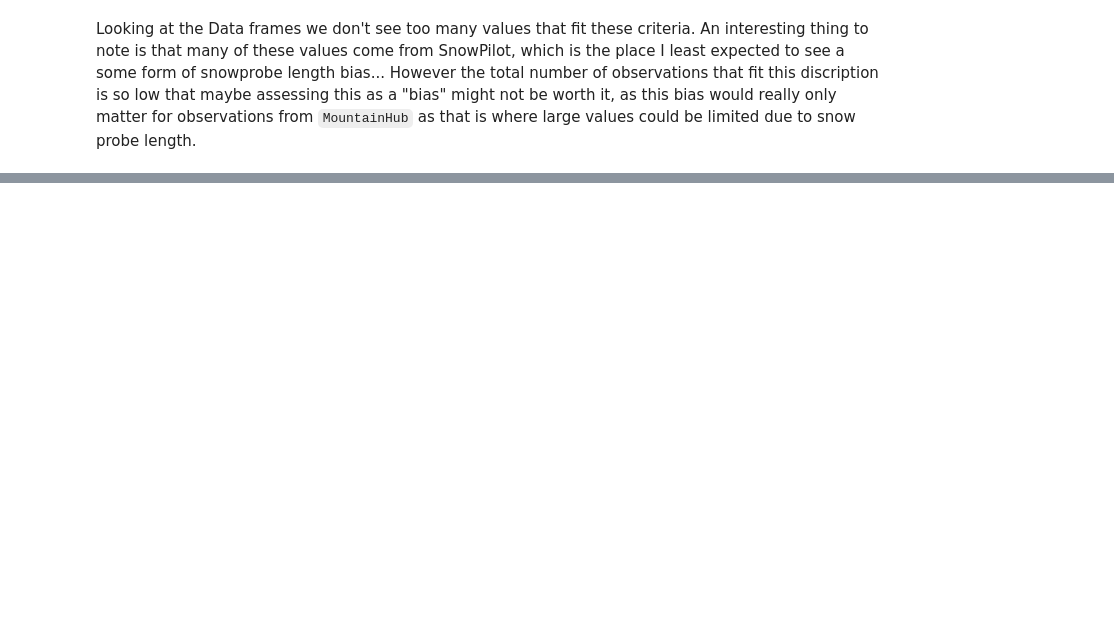
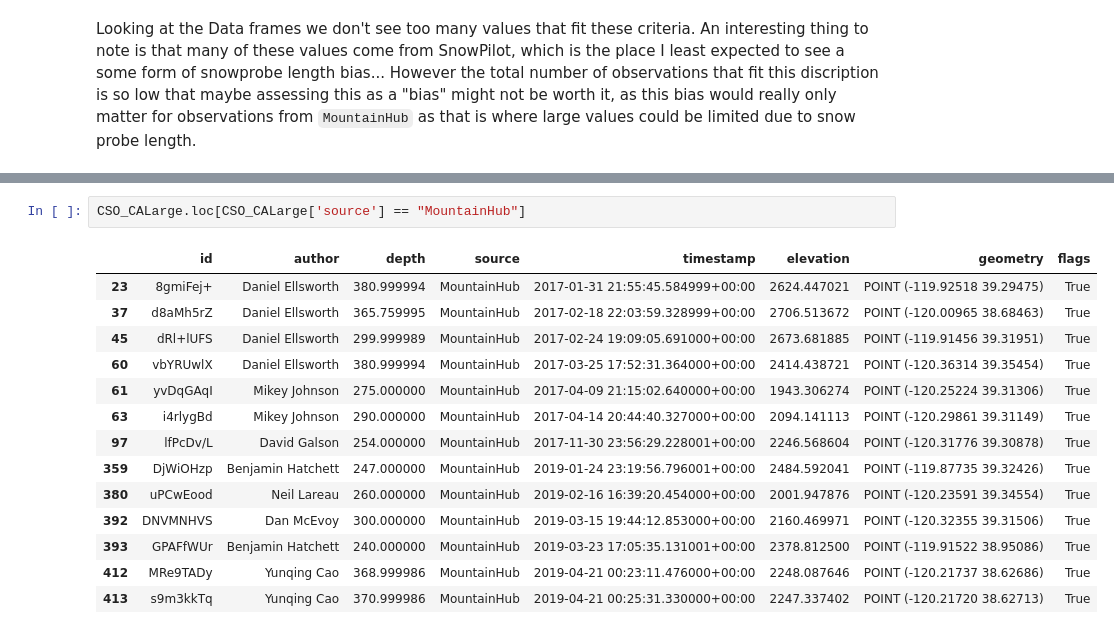
Before and after one commit to kamranwithak/Covid-vaccine-scheduler, a Jupyter notebook: CSOLARGE.ipynb, the cells around one changed output, grey strips where cells are left out. Drawn from its saved outputs; the diff is of its cells as text; blank space fills up the shorter version.

```diff
--- a/CSOLARGE.ipynb
+++ b/CSOLARGE.ipynb
@@ -78,0 +110,17 @@ Looking at the Data frames we don't see too many values that fit these criteria.
+# %%
+CSO_CALarge.loc[CSO_CALarge['source'] == "MountainHub"]
+# %% [output]
+|  | id | author | depth | source | timestamp | elevation | geometry | flags |
+| 23 | 8gmiFej+ | Daniel Ellsworth | 380.999994 | MountainHub | 2017-01-31 21:55:45.584999+00:00 | 2624.447021 | POINT (-119.92518 39.29475) | True |
+| 37 | d8aMh5rZ | Daniel Ellsworth | 365.759995 | MountainHub | 2017-02-18 22:03:59.328999+00:00 | 2706.513672 | POINT (-120.00965 38.68463) | True |
+| 45 | dRl+lUFS | Daniel Ellsworth | 299.999989 | MountainHub | 2017-02-24 19:09:05.691000+00:00 | 2673.681885 | POINT (-119.91456 39.31951) | True |
+| 60 | vbYRUwlX | Daniel Ellsworth | 380.999994 | MountainHub | 2017-03-25 17:52:31.364000+00:00 | 2414.438721 | POINT (-120.36314 39.35454) | True |
+| 61 | yvDqGAqI | Mikey Johnson | 275.000000 | MountainHub | 2017-04-09 21:15:02.640000+00:00 | 1943.306274 | POINT (-120.25224 39.31306) | True |
+| 63 | i4rlygBd | Mikey Johnson | 290.000000 | MountainHub | 2017-04-14 20:44:40.327000+00:00 | 2094.141113 | POINT (-120.29861 39.31149) | True |
+| 97 | lfPcDv/L | David Galson | 254.000000 | MountainHub | 2017-11-30 23:56:29.228001+00:00 | 2246.568604 | POINT (-120.31776 39.30878) | True |
+| 359 | DjWiOHzp | Benjamin Hatchett | 247.000000 | MountainHub | 2019-01-24 23:19:56.796001+00:00 | 2484.592041 | POINT (-119.87735 39.32426) | True |
+| 380 | uPCwEood | Neil Lareau | 260.000000 | MountainHub | 2019-02-16 16:39:20.454000+00:00 | 2001.947876 | POINT (-120.23591 39.34554) | True |
+| 392 | DNVMNHVS | Dan McEvoy | 300.000000 | MountainHub | 2019-03-15 19:44:12.853000+00:00 | 2160.469971 | POINT (-120.32355 39.31506) | True |
+| 393 | GPAFfWUr | Benjamin Hatchett | 240.000000 | MountainHub | 2019-03-23 17:05:35.131001+00:00 | 2378.812500 | POINT (-119.91522 38.95086) | True |
+| 412 | MRe9TADy | Yunqing Cao | 368.999986 | MountainHub | 2019-04-21 00:23:11.476000+00:00 | 2248.087646 | POINT (-120.21737 38.62686) | True |
+| 413 | s9m3kkTq | Yunqing Cao | 370.999986 | MountainHub | 2019-04-21 00:25:31.330000+00:00 | 2247.337402 | POINT (-120.21720 38.62713) | True |
```
Also changed, not shown: parts of 23 cells of this notebook.
